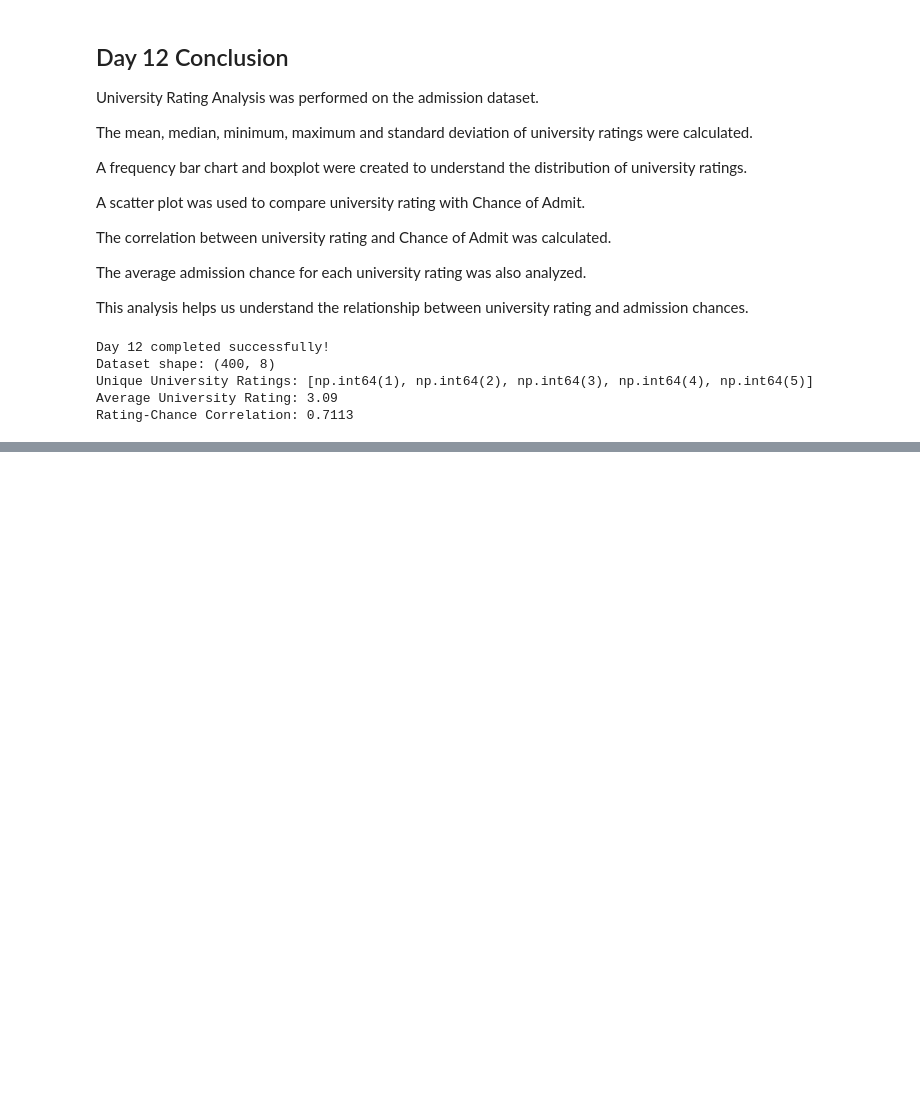
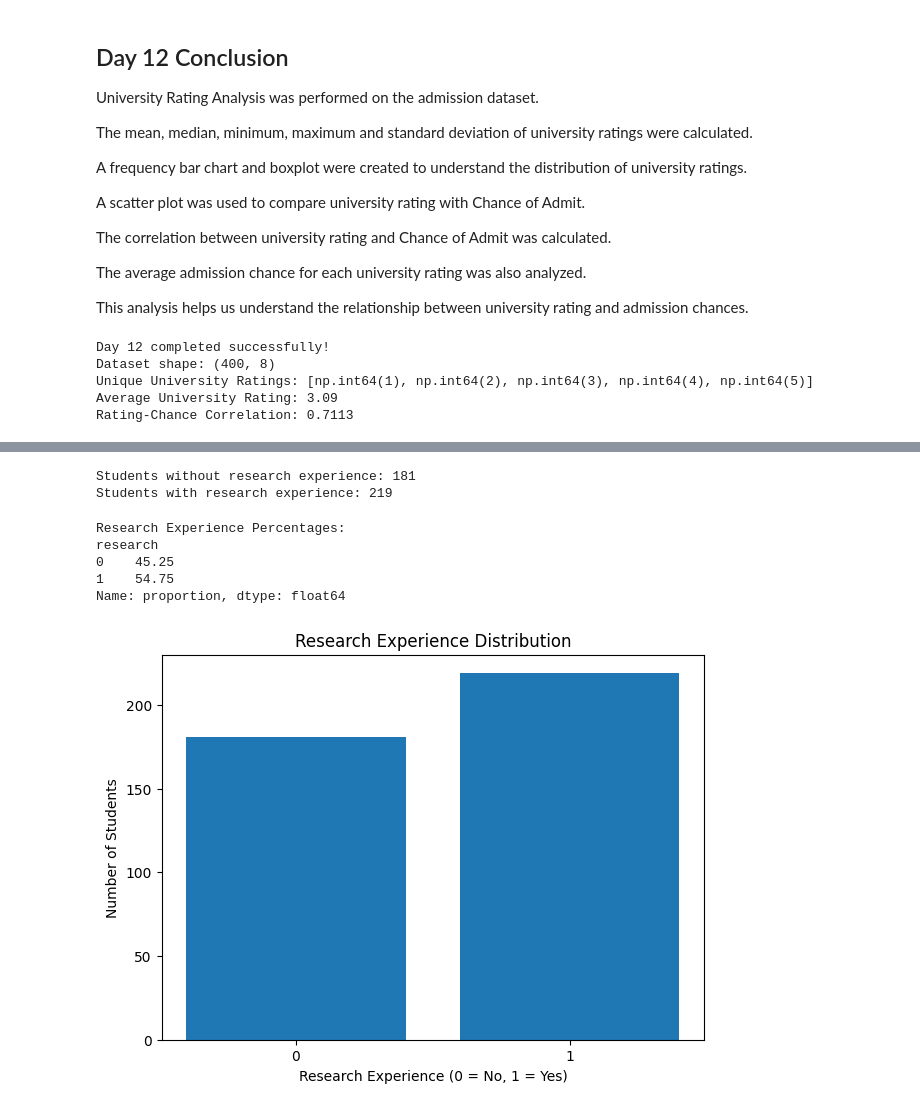
Before and after one commit to sumanamishra1120-ux/Chance-of-Admission-Higher-Studies, a Jupyter notebook: Chance_of_Admission_Higher_Studies.ipynb, the cells around one changed output, grey strips where cells are left out. Saved outputs shown, nothing was run; the diff lists cells and outputs as text; code cells hidden in the pictures; blank space fills up the shorter version.

Commit message:
Day 13 - Research experience analysis

```diff
--- a/Chance_of_Admission_Higher_Studies.ipynb
+++ b/Chance_of_Admission_Higher_Studies.ipynb
@@ -1474,0 +1534,41 @@ Rating-Chance Correlation: 0.7113
+# %%
+
+print("Students without research experience:",
+      (df["research"] == 0).sum())
+
+print("Students with research experience:",
+      (df["research"] == 1).sum())
+# %% [output]
+Students without research experience: 181
+Students with research experience: 219
+# %%
+
+research_percentages = (
+    df["research"].value_counts(normalize=True).sort_index() * 100
+)
+
+print("Research Experience Percentages:")
+print(research_percentages.round(2))
+# %% [output]
+Research Experience Percentages:
+research
+0    45.25
+1    54.75
+Name: proportion, dtype: float64
+# %%
+
+import matplotlib.pyplot as plt
+
+research_counts = df["research"].value_counts().sort_index()
+
+plt.figure(figsize=(7, 5))
+plt.bar(research_counts.index, research_counts.values)
+
+plt.title("Research Experience Distribution")
+plt.xlabel("Research Experience (0 = No, 1 = Yes)")
+plt.ylabel("Number of Students")
+plt.xticks([0, 1])
+
+plt.show()
+# %% [output]
+[figure, added]
```
Also changed, not shown: parts of 14 cells of this notebook.
